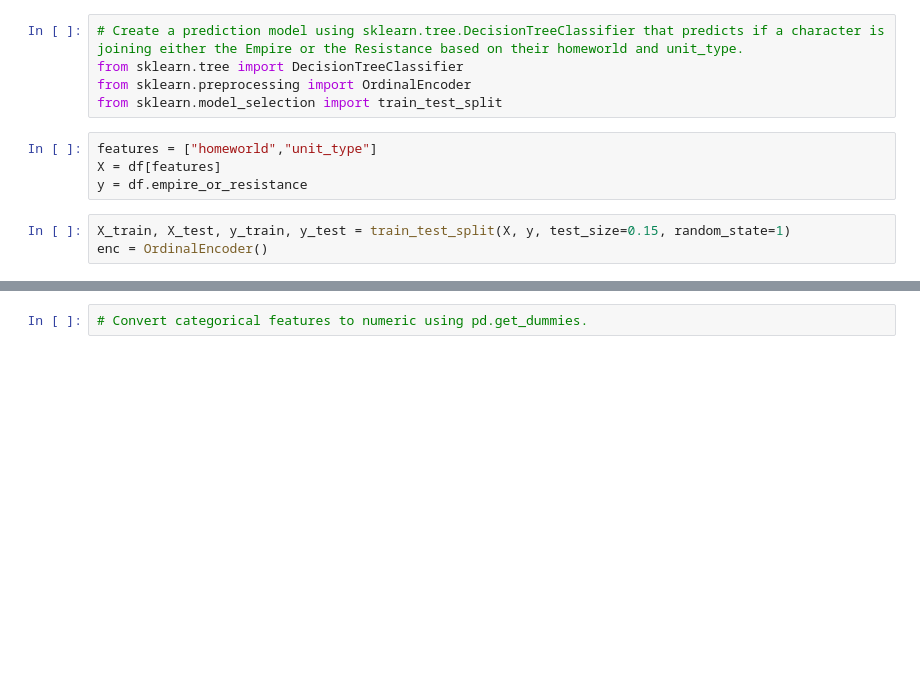
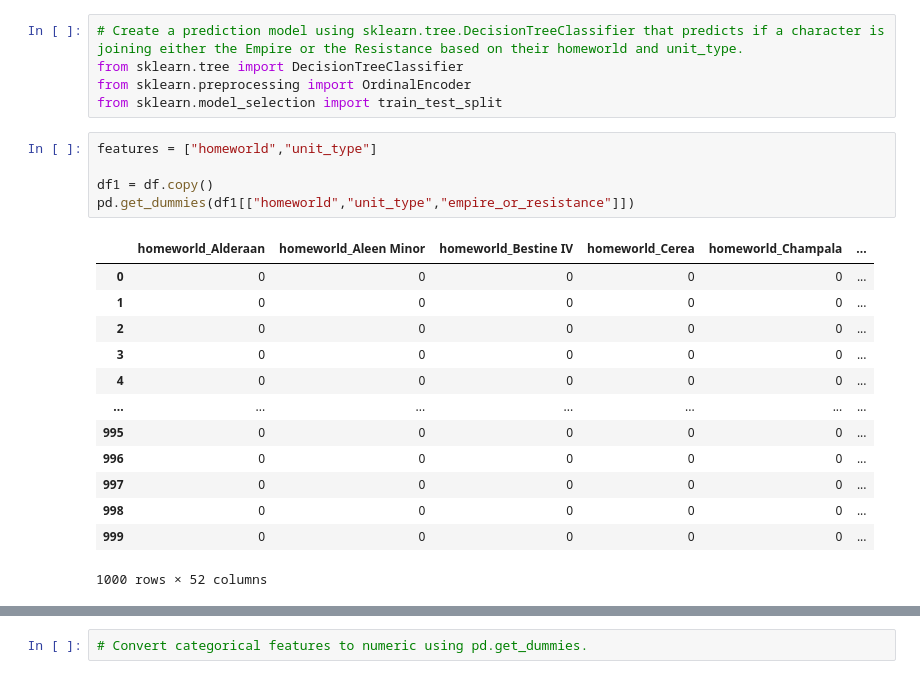
Before and after one commit to atbreen/EDP_Guided_Project_3, a Jupyter notebook: Guided_Project_3.ipynb, the cells around one changed output, grey strips where cells are left out. Drawn from its saved outputs; the diff is of its cells as text; blank space fills up the shorter version.

```diff
--- a/Guided_Project_3.ipynb
+++ b/Guided_Project_3.ipynb
@@ -158,10 +158,22 @@ sns.barplot(x = 'empire_or_resistance',y='count',data = er)
 from sklearn.tree import DecisionTreeClassifier
 from sklearn.preprocessing import OrdinalEncoder
 from sklearn.model_selection import train_test_split
-# %%
-features = ["homeworld","unit_type"]
-X = df[features]
-y = df.empire_or_resistance
-# %%
-X_train, X_test, y_train, y_test = train_test_split(X, y, test_size=0.15, random_state=1)
-enc = OrdinalEncoder()
+# %%
+features = ["homeworld","unit_type"]
+
+df1 = df.copy()
+pd.get_dummies(df1[["homeworld","unit_type","empire_or_resistance"]])
+# %% [output]
+|  | homeworld_Alderaan | homeworld_Aleen Minor | homeworld_Bestine IV | homeworld_Cerea | homeworld_Champala | ... |
+| 0 | 0 | 0 | 0 | 0 | 0 | ... |
+| 1 | 0 | 0 | 0 | 0 | 0 | ... |
+| 2 | 0 | 0 | 0 | 0 | 0 | ... |
+| 3 | 0 | 0 | 0 | 0 | 0 | ... |
+| 4 | 0 | 0 | 0 | 0 | 0 | ... |
+| ... | ... | ... | ... | ... | ... | ... |
+| 995 | 0 | 0 | 0 | 0 | 0 | ... |
+| 996 | 0 | 0 | 0 | 0 | 0 | ... |
+| 997 | 0 | 0 | 0 | 0 | 0 | ... |
+| 998 | 0 | 0 | 0 | 0 | 0 | ... |
+| 999 | 0 | 0 | 0 | 0 | 0 | ... |
+1000 rows × 52 columns
```
Also changed, not shown: parts of 3 cells of this notebook.
